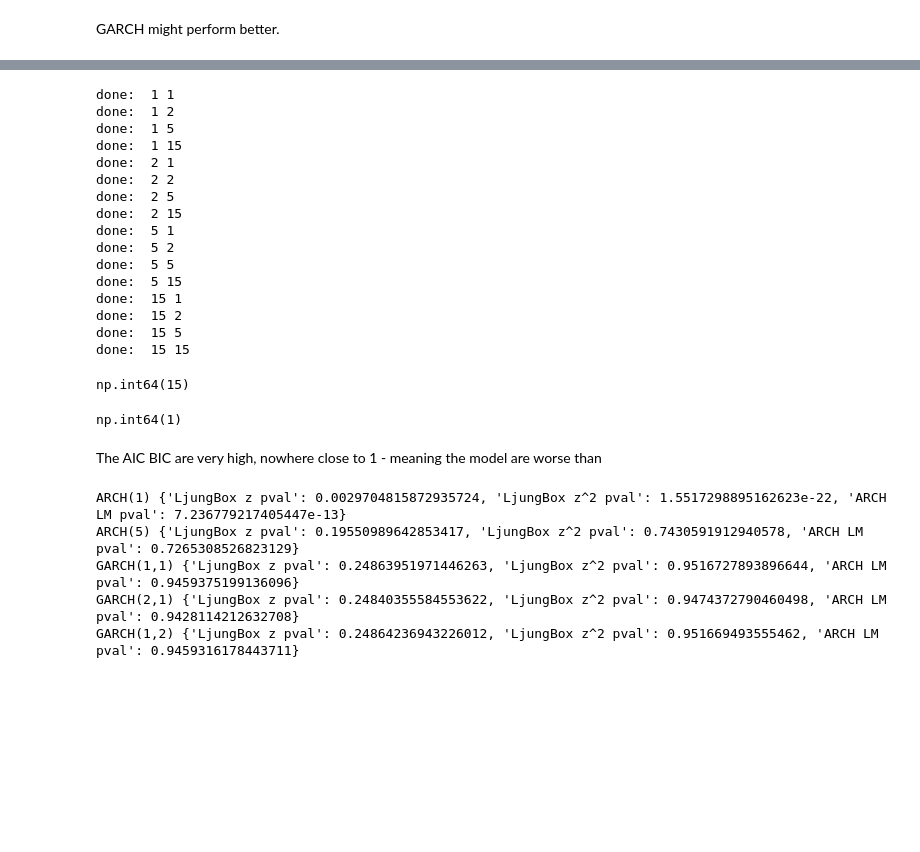
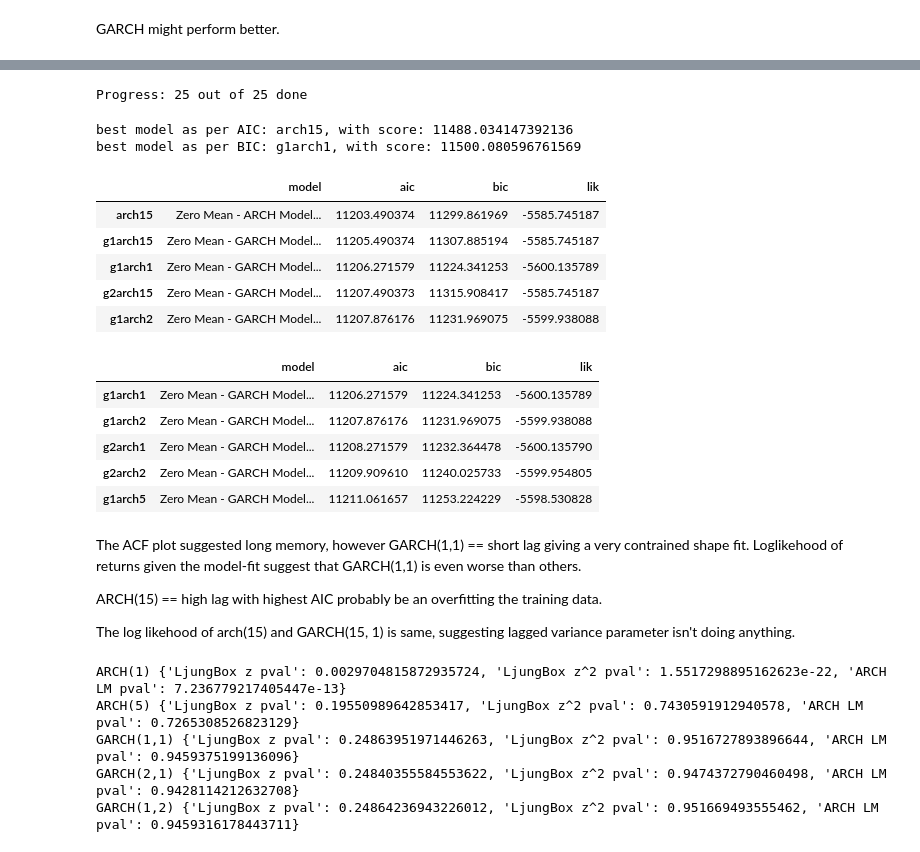
Before and after one commit to shashankgarewal/Time-Series-Analysis-Forecasting, a Jupyter notebook: notebooks/03_baseline_model.ipynb, the cells around one changed output, grey strips where cells are left out. Saved outputs shown, nothing was run; the diff lists cells and outputs as text; code cells hidden in the pictures; blank space fills up the shorter version.

Commit message:
Update findings from (G)ARCH models

```diff
--- a/notebooks/03_baseline_model.ipynb
+++ b/notebooks/03_baseline_model.ipynb
@@ -87,42 +91,50 @@ r_pct.plot(kind='hist');
 # %%
 models = pd.DataFrame(columns=['model', 'aic', 'bic', 'lik'])
 
-# p and q are considered with help from squared return ACF plot
-for p, q in itertools.product([1, 2, 5, 15], repeat=2):
+params = [1, 2, 5, 10, 15]
+progress = 0
+# p and q - based on squared return ACF plot
+for p, q in itertools.product(params, repeat=2):
+    progress += 1
     arch_fit = arch_model(r_pct.values, mean="Zero", vol='ARCH', p=p, dist='normal').fit(disp='off')
     garch_fit = arch_model(r_pct.values, mean='Zero', vol='GARCH', p=p, q=q, dist='normal').fit(disp='off')
 
     models.loc[f'arch{p}'] = arch_fit, arch_fit.aic, arch_fit.bic, arch_fit.loglikelihood
     models.loc[f'g{q}arch{p}'] = garch_fit, garch_fit.aic, garch_fit.bic, garch_fit.loglikelihood
 
-    print("done: ", p, q)
+    print(f"\rProgress: {progress} out of {len(params)**2} done", end='')
 # %% [output]
-done:  1 1
-done:  1 2
-done:  1 5
-done:  1 15
-done:  2 1
-done:  2 2
-done:  2 5
-done:  2 15
-done:  5 1
-done:  5 2
-done:  5 5
-done:  5 15
-done:  15 1
-done:  15 2
-done:  15 5
-done:  15 15
+Progress: 25 out of 25 done
 # %%
-models['aic'].argmin()
+print(f"best model as per AIC: {models['aic'].idxmin()}, with score: {models['aic'].min()}")
+print(f"best model as per BIC: {models['bic'].idxmin()}, with score: {models['bic'].min()}")
 # %% [output]
-np.int64(15)
+best model as per AIC: arch15, with score: 11488.034147392136
+best model as per BIC: g1arch1, with score: 11500.080596761569
-# %%
-models['bic'].argmin()
-# %% [output]
-np.int64(1)
+# %%
+models.sort_values(by='aic').head(5)
+# %% [output]
+|  | model | aic | bic | lik |
+| arch15 | Zero Mean - ARCH Model... | 11203.490374 | 11299.861969 | -5585.745187 |
+| g1arch15 | Zero Mean - GARCH Model... | 11205.490374 | 11307.885194 | -5585.745187 |
+| g1arch1 | Zero Mean - GARCH Model... | 11206.271579 | 11224.341253 | -5600.135789 |
+| g2arch15 | Zero Mean - GARCH Model... | 11207.490373 | 11315.908417 | -5585.745187 |
+| g1arch2 | Zero Mean - GARCH Model... | 11207.876176 | 11231.969075 | -5599.938088 |
+# %%
+models.sort_values(by='bic').head(5)
+# %% [output]
+|  | model | aic | bic | lik |
+| g1arch1 | Zero Mean - GARCH Model... | 11206.271579 | 11224.341253 | -5600.135789 |
+| g1arch2 | Zero Mean - GARCH Model... | 11207.876176 | 11231.969075 | -5599.938088 |
+| g2arch1 | Zero Mean - GARCH Model... | 11208.271579 | 11232.364478 | -5600.135790 |
+| g2arch2 | Zero Mean - GARCH Model... | 11209.909610 | 11240.025733 | -5599.954805 |
+| g1arch5 | Zero Mean - GARCH Model... | 11211.061657 | 11253.224229 | -5598.530828 |
 # %% [markdown]
-The AIC BIC are very high, nowhere close to 1 - meaning the model are worse than
+The ACF plot suggested long memory, however GARCH(1,1) == short lag giving a very contrained shape fit. Loglikehood of returns given the model-fit suggest that GARCH(1,1) is even worse than others.
+
+ARCH(15) == high lag with highest AIC probably be an overfitting the training data.
+
+The log likehood of arch(15) and GARCH(15, 1) is same, suggesting lagged variance parameter isn't doing anything.
 # %%
 from statsmodels.stats.diagnostic import acorr_ljungbox, het_arch
 
```
Also changed, not shown: parts of 7 cells of this notebook.
